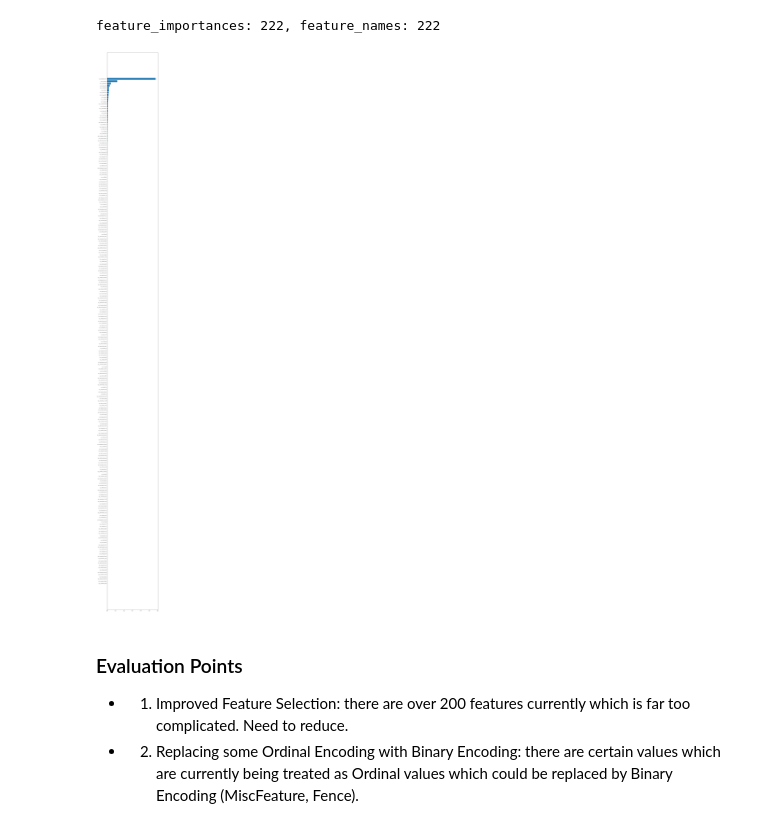
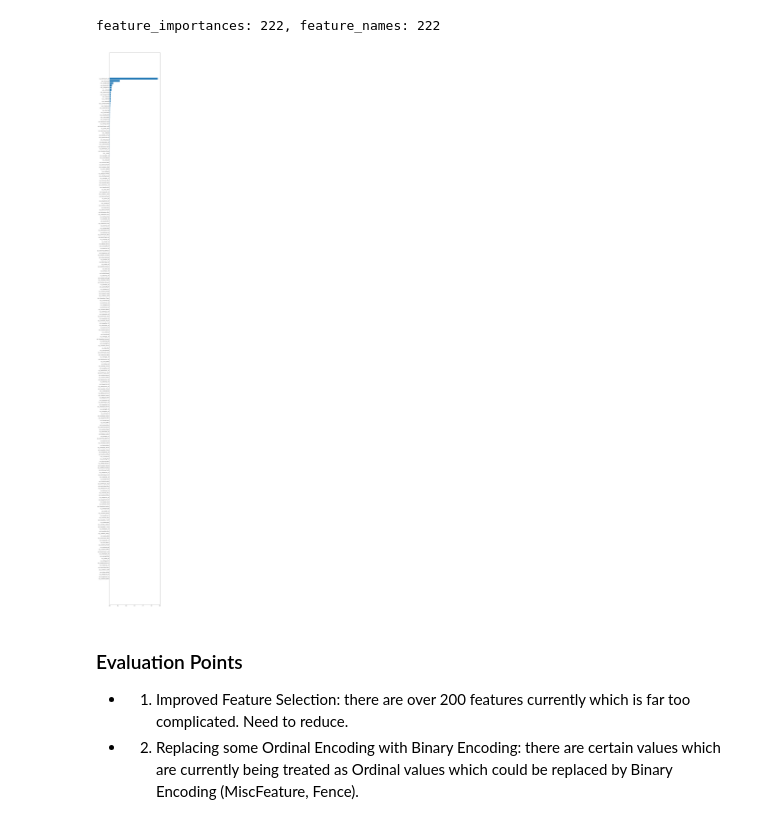
Before and after one commit to Mark-Barbaric/Kaggle, a Jupyter notebook: housing/housing_workbook_v1.ipynb, the cells around one changed output. Saved outputs shown, nothing was run; the diff lists cells and outputs as text; code cells hidden in the pictures.

```diff
--- a/housing/housing_workbook_v1.ipynb
+++ b/housing/housing_workbook_v1.ipynb
@@ -396,5 +433,5 @@ grid_search = GridSearchCV(pipeline2,
                            param_grid=param_grid,
                            n_jobs=2)
 # %%
-grid_search.fit(X_train, y_train)
-grid_search.best_params_
+#grid_search.fit(X_train, y_train)
+#grid_search.best_params_
@@ -420,3 +437,0 @@ ValueError: Found unknown categories [1] in column 2 during transform
-# %%
-pipeline2.fit(X_train, y_train, grid_search.best_params_)
-preds_2 = pipeline_optimized.predict(X_valid)
@@ -435,7 +438,7 @@ rmse2
 # %% [markdown]
 ### 4.2 Training and Evaluation
 # %%
-pipeline2.fit(X_train, y_train)
+pipeline.fit(X_train, y_train)
 # %% [output]
 Pipeline(steps=[('column_transformer',
                  ColumnTransformer(transformers=[('num',
@@ -492,9 +485,9 @@ missing_cols
 # %% [markdown]
 ### 5.3 Feature Importances
 # %%
-model = pipeline2['model']
-column_transformer = pipeline2['column_transformer']
-select_percentile = pipeline2['select_percentile']
+model = pipeline['model']
+column_transformer = pipeline['column_transformer']
+select_percentile = pipeline['select_percentile']
 # %%
 feature_importances = model.feature_importances_
 original_feature_names = column_transformer.get_feature_names_out()
@@ -506,12 +499,11 @@ feature_importances: 222, feature_names: 222
 # %%
 f_i = list(zip(feature_names, feature_importances))
 f_i.sort(key=lambda x: x[1])
 plt.figure(figsize=[10, 110])
 plt.barh([x[0] for x in f_i], [x[1] for x in f_i])
-plt.yticks(fontsize=8)
 plt.show()
 # %% [output]
-[figure, old version]
+[figure, new version]
 # %% [markdown]
 ### Evaluation Points
 
```
Also changed, not shown: parts of 71 cells of this notebook, 2 other files.
